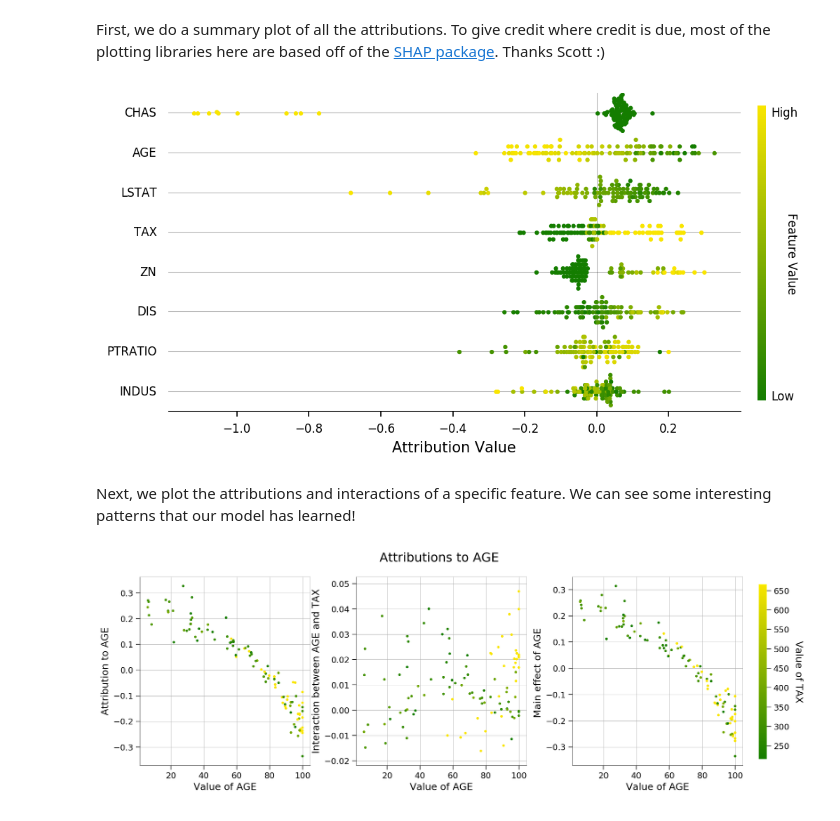
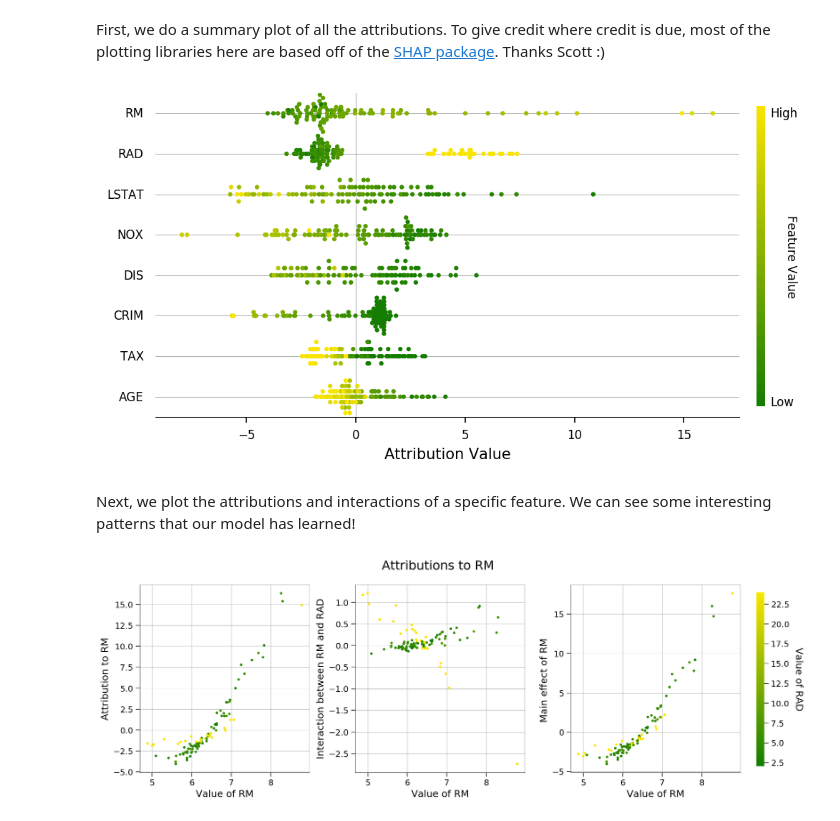
Before and after one commit to suinleelab/path_explain, a Jupyter notebook: example_usage.ipynb, the cells around one changed output. Cells and saved outputs as stored; diff of their text form; code cells hidden in the pictures.

Commit message:
fixed copy weights issue with example notebook

```diff
--- a/example_usage.ipynb
+++ b/example_usage.ipynb
@@ -58,6 +58,7 @@ sns.regplot(y_pred[:, 0], y_test)
 The first step in interpreting a ReLU-based model is changing the activations to softplus. The justification for doing this is discussed in the original paper, but in code this is fairly simple to do. First we clone the model, and then we manually change the activation function!
 # %%
 interpret_model = tf.keras.models.clone_model(model)
+interpret_model.set_weights(model.get_weights())
 interpret_model.layers[0].activation = softplus_activation(beta=10.0)
 interpret_model.layers[1].activation = softplus_activation(beta=10.0)
 # %% [markdown]
@@ -95,16 +96,16 @@ summary_plot(attributions,
              feature_names=feature_names,
              plot_top_k=8)
 # %% [output]
-[figure, old version]
+[figure, new version]
 # %% [markdown]
 Next, we plot the attributions and interactions of a specific feature. We can see some interesting patterns that our model has learned!
 # %%
 fig, axs = scatter_plot(attributions,
                         x_test,
-                        feature_index='AGE',
+                        feature_index='RM',
                         interactions=interactions,
-                        color_by='TAX',
+                        color_by='RAD',
                         feature_names=feature_names,
                         scale_y_ind=True)
 # %% [output]
-[figure, old version]
+[figure, new version]
```
Also changed, not shown: parts of 2 cells of this notebook, 1 other file.
